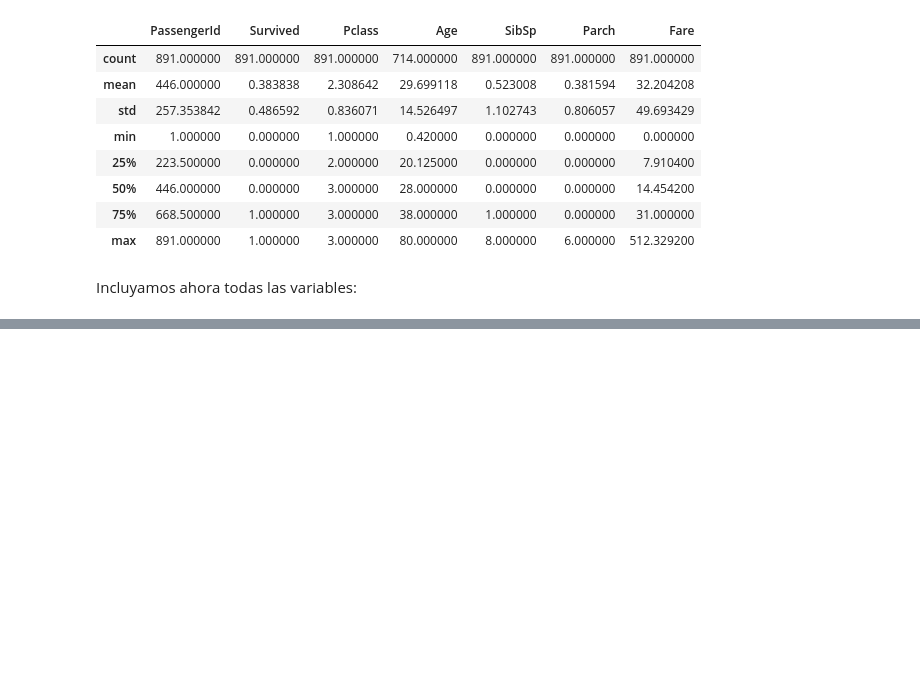
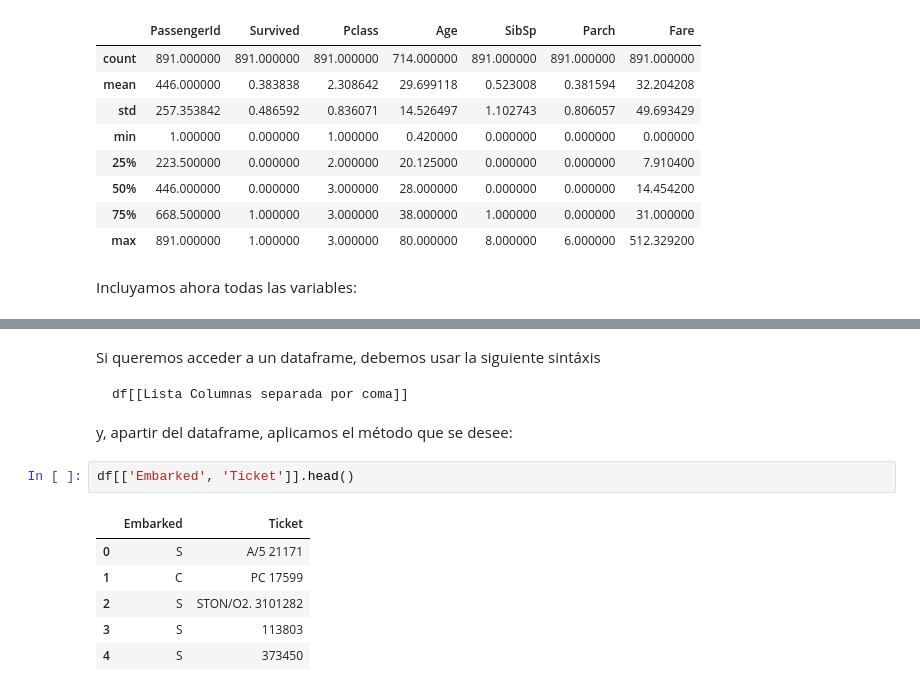
Before and after one commit to ssanchezgoe/curso_deep_learning_economia, a Jupyter notebook: NBs_Google_Colab/DL_S02_Pandas_Data_Wrangling.ipynb, the cells around one changed output, grey strips where cells are left out. Saved outputs shown, nothing was run; the diff lists cells and outputs as text; blank space fills up the shorter version.

````diff
--- a/NBs_Google_Colab/DL_S02_Pandas_Data_Wrangling.ipynb
+++ b/NBs_Google_Colab/DL_S02_Pandas_Data_Wrangling.ipynb
@@ -241,0 +313,17 @@ df.describe(include='all')
+# %% [markdown]
+Si queremos acceder a un dataframe, debemos usar la siguiente sintáxis
+
+```
+df[[Lista Columnas separada por coma]]
+```
+
+y, apartir del dataframe, aplicamos el método que se desee:
+# %%
+df[['Embarked', 'Ticket']].head()
+# %% [output]
+|  | Embarked | Ticket |
+| 0 | S | A/5 21171 |
+| 1 | C | PC 17599 |
+| 2 | S | STON/O2. 3101282 |
+| 3 | S | 113803 |
+| 4 | S | 373450 |
````
Also changed, not shown: parts of 12 cells of this notebook.
